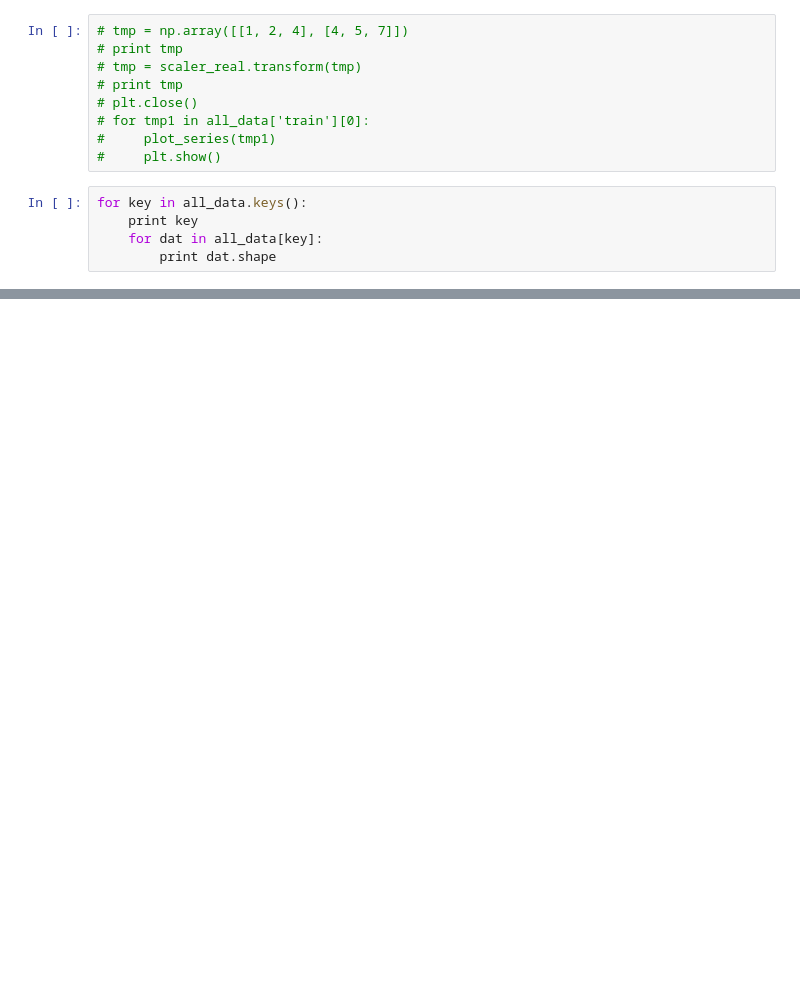
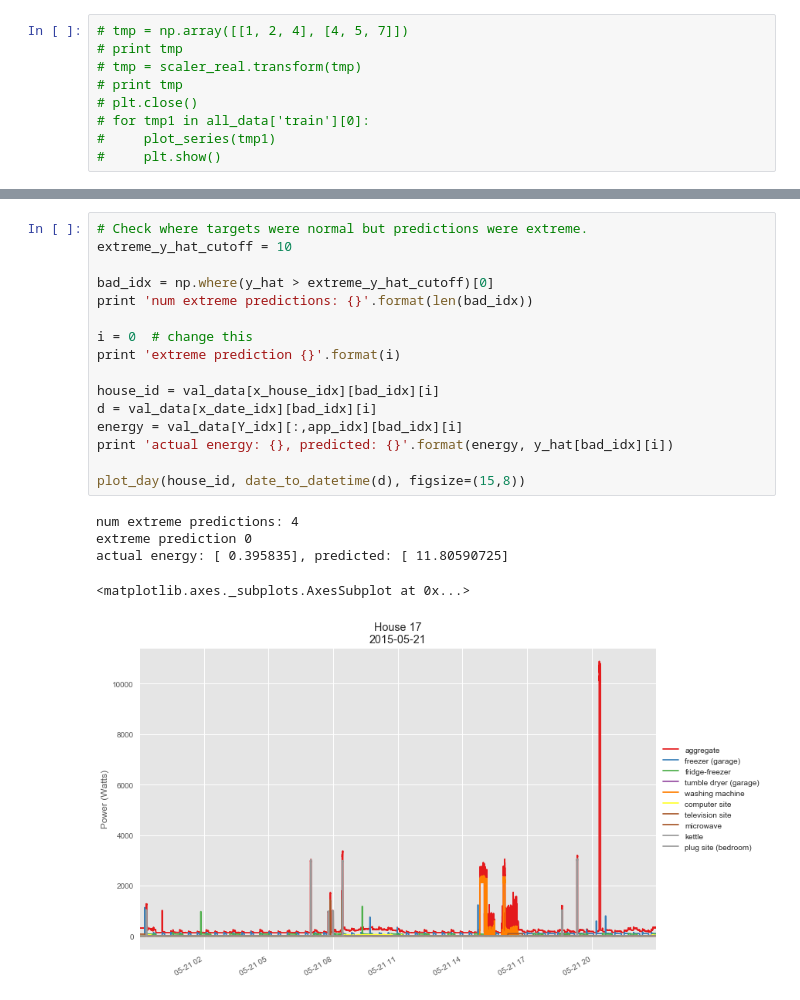
Before and after one commit to sipolac/thesis, a Jupyter notebook: py/build_models.ipynb, the cells around one changed output, grey strips where cells are left out. Cells and saved outputs as stored; diff of their text form; blank space fills up the shorter version.

```diff
--- a/py/build_models.ipynb
+++ b/py/build_models.ipynb
@@ -320,8 +125,3 @@ all_data['train'] = shuffle(*all_data['train'], random_state=None)
 # for tmp1 in all_data['train'][0]:
 #     plot_series(tmp1)
 #     plt.show()
-# %%
-for key in all_data.keys():
-    print key
-    for dat in all_data[key]:
-        print dat.shape
@@ -516,0 +405,22 @@ plt.show()
+# %%
+# Check where targets were normal but predictions were extreme.
+extreme_y_hat_cutoff = 10
+
+bad_idx = np.where(y_hat > extreme_y_hat_cutoff)[0]
+print 'num extreme predictions: {}'.format(len(bad_idx))
+
+i = 0  # change this
+print 'extreme prediction {}'.format(i)
+
+house_id = val_data[x_house_idx][bad_idx][i]
+d = val_data[x_date_idx][bad_idx][i]
+energy = val_data[Y_idx][:,app_idx][bad_idx][i]
+print 'actual energy: {}, predicted: {}'.format(energy, y_hat[bad_idx][i])
+
+plot_day(house_id, date_to_datetime(d), figsize=(15,8))
+# %% [output]
+num extreme predictions: 4
+extreme prediction 0
+actual energy: [ 0.395835], predicted: [ 11.80590725]
+<matplotlib.axes._subplots.AxesSubplot at 0x...>
+[figure, added]
```
Also changed, not shown: parts of 47 cells of this notebook, 4 other files.
